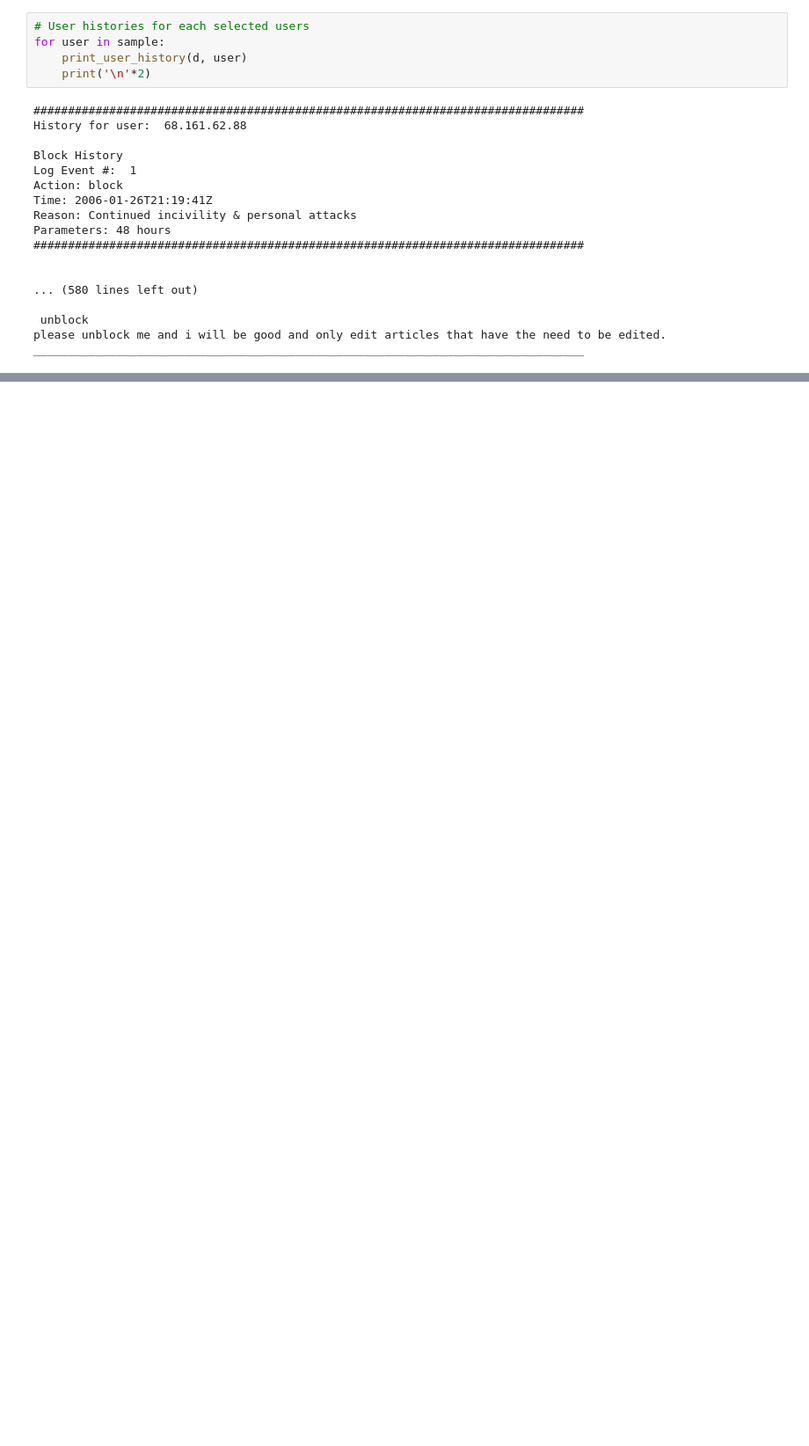
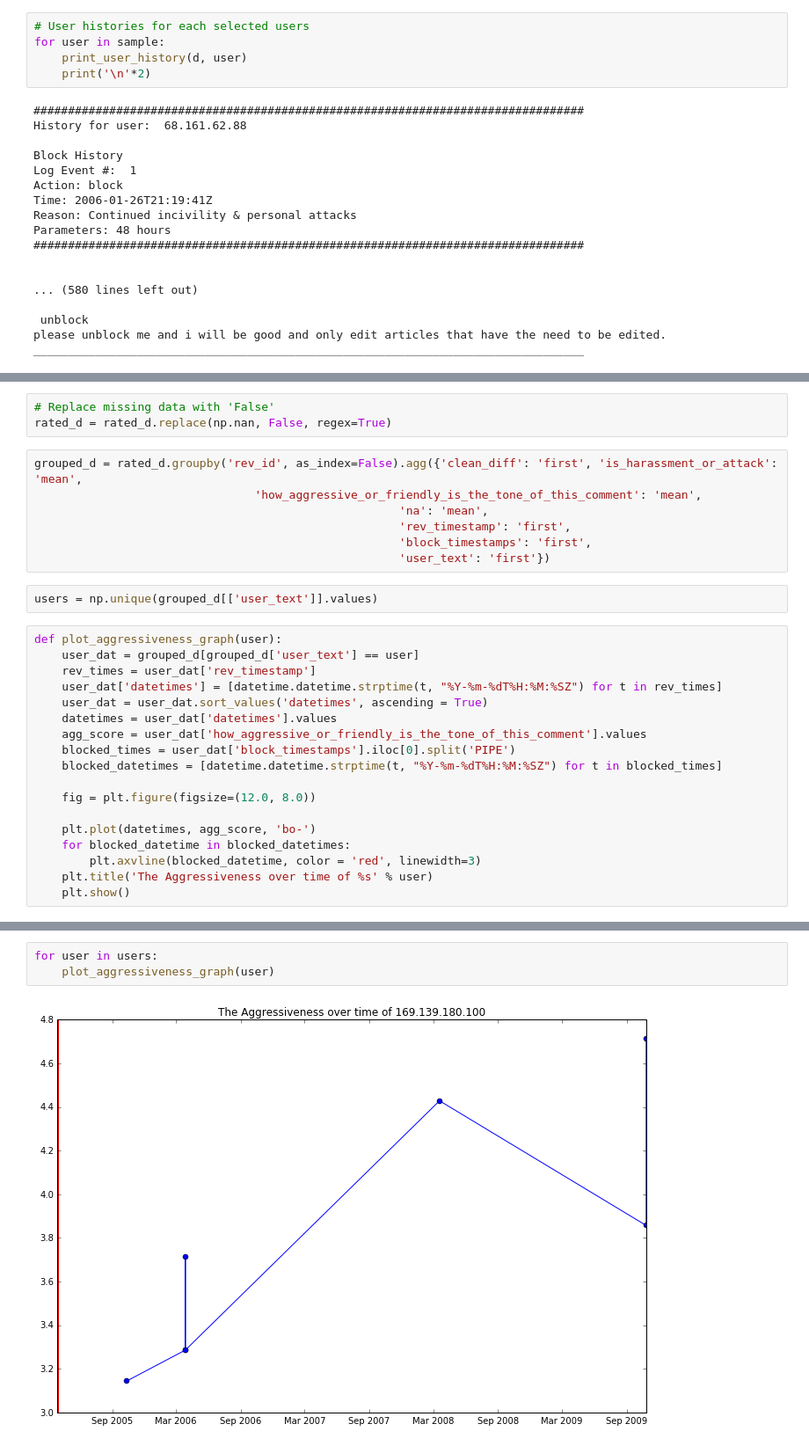
Before and after one commit to ewulczyn/wiki-detox, a Jupyter notebook: wikipedia/src/Blocked User Longitudinal Data Viz.ipynb, the cells around one changed output, grey strips where cells are left out. Shown: that part at 88% size. Cells and saved outputs as stored; diff of their text form; blank space fills up the shorter version.

Commit message:
Added graphs of aggressiveness score

```diff
--- a/wikipedia/src/Blocked User Longitudinal Data Viz.ipynb
+++ b/wikipedia/src/Blocked User Longitudinal Data Viz.ipynb
@@ -91,0 +105,30 @@ ________________________________________________________________________________
+# %%
+# Replace missing data with 'False'
+rated_d = rated_d.replace(np.nan, False, regex=True)
+# %%
+grouped_d = rated_d.groupby('rev_id', as_index=False).agg({'clean_diff': 'first', 'is_harassment_or_attack': 'mean',
+                                'how_aggressive_or_friendly_is_the_tone_of_this_comment': 'mean',
+                                                     'na': 'mean',
+                                                     'rev_timestamp': 'first',
+                                                     'block_timestamps': 'first',
+                                                     'user_text': 'first'})
+# %%
+users = np.unique(grouped_d[['user_text']].values)
+# %%
+def plot_aggressiveness_graph(user):
+    user_dat = grouped_d[grouped_d['user_text'] == user]
+    rev_times = user_dat['rev_timestamp']
+    user_dat['datetimes'] = [datetime.datetime.strptime(t, "%Y-%m-%dT%H:%M:%SZ") for t in rev_times]
+    user_dat = user_dat.sort_values('datetimes', ascending = True)
+    datetimes = user_dat['datetimes'].values
+    agg_score = user_dat['how_aggressive_or_friendly_is_the_tone_of_this_comment'].values
+    blocked_times = user_dat['block_timestamps'].iloc[0].split('PIPE')
+    blocked_datetimes = [datetime.datetime.strptime(t, "%Y-%m-%dT%H:%M:%SZ") for t in blocked_times]
+
+    fig = plt.figure(figsize=(12.0, 8.0))
+
+    plt.plot(datetimes, agg_score, 'bo-')
+    for blocked_datetime in blocked_datetimes:
+        plt.axvline(blocked_datetime, color = 'red', linewidth=3)
+    plt.title('The Aggressiveness over time of %s' % user)
+    plt.show()
@@ -91,0 +137,5 @@ ________________________________________________________________________________
+# %%
+for user in users:
+    plot_aggressiveness_graph(user)
+# %% [output]
+[figure, added]
```
Also changed, not shown: parts of 5 cells of this notebook.
